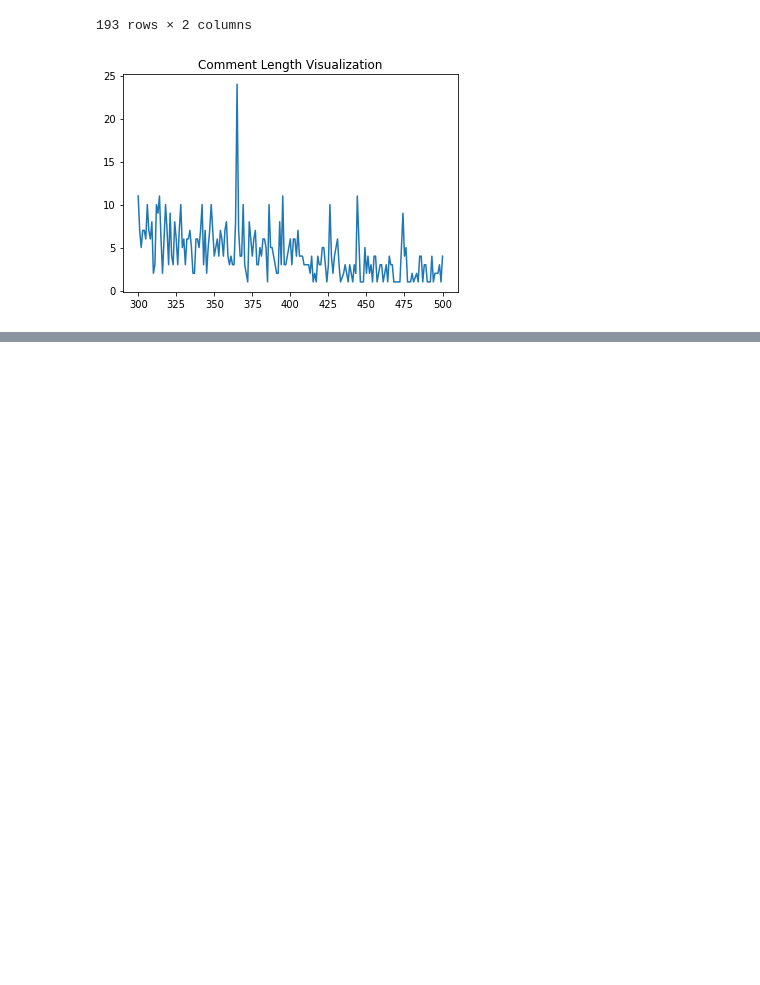
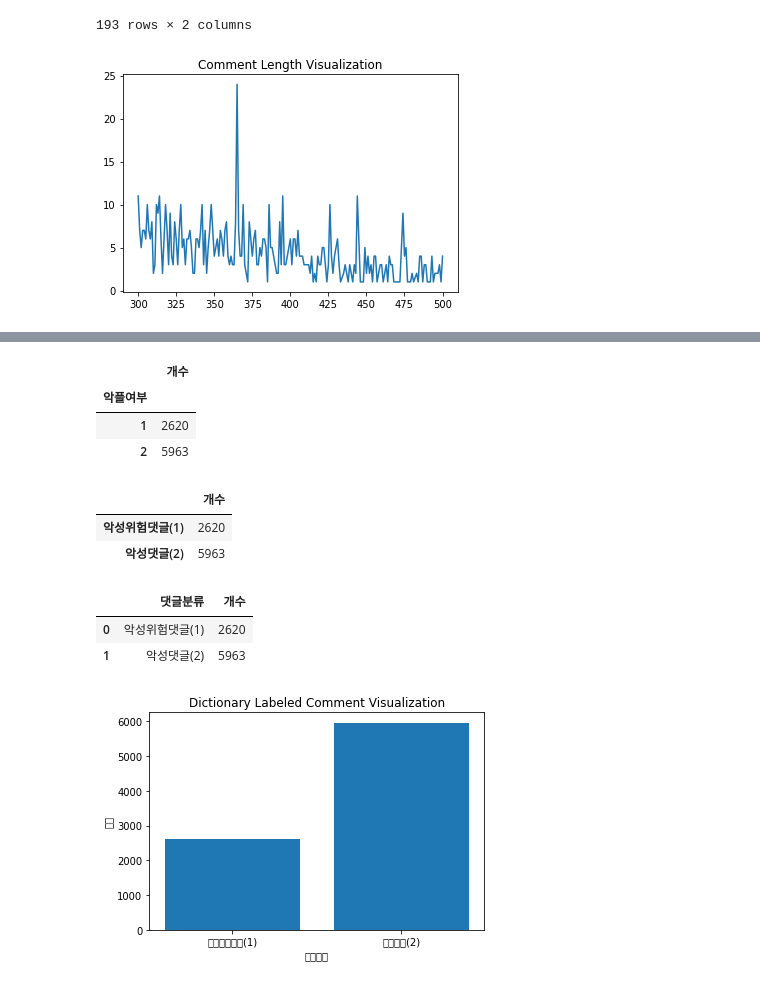
Before and after one commit to gabychoi/MultimediaJournalism, a Jupyter notebook: EDA.ipynb, the cells around one changed output, grey strips where cells are left out. Saved outputs shown, nothing was run; the diff lists cells and outputs as text; code cells hidden in the pictures; blank space fills up the shorter version.

```diff
--- a/EDA.ipynb
+++ b/EDA.ipynb
@@ -210,0 +368,35 @@ plt.show()
+# %%
+dict_label2 = pd.read_csv('/content/gdrive/My Drive/eda_data/dict_label.csv')
+dict_label2 = dict_label.groupby(['악플여부']).size()
+dict_label2_df = pd.DataFrame(dict_label2)
+dict_label2_df.columns = ['개수']
+dict_label2_df.head()
+# %% [output]
+|  | 개수 |
+| 악플여부 |  |
+| 1 | 2620 |
+| 2 | 5963 |
+# %%
+dict_label2_df.index = ['악성위험댓글(1)', '악성댓글(2)']
+dict_label2_df.head()
+# %% [output]
+|  | 개수 |
+| 악성위험댓글(1) | 2620 |
+| 악성댓글(2) | 5963 |
+# %%
+dict_label2_df.reset_index(level=0, inplace=True)
+# %%
+dict_label2_df.columns = ['댓글분류', '개수']
+dict_label2_df.head()
+# %% [output]
+|  | 댓글분류 | 개수 |
+| 0 | 악성위험댓글(1) | 2620 |
+| 1 | 악성댓글(2) | 5963 |
+# %%
+plt.title('Dictionary Labeled Comment Visualization')
+plt.bar(dict_label2_df['댓글분류'], dict_label2_df['개수']) #앞이 x축, 뒤가 y축
+plt.xlabel('댓글분류')
+plt.ylabel('개수')
+plt.show()
+# %% [output]
+[figure, added]
```
Also changed, not shown: parts of 31 cells of this notebook.
